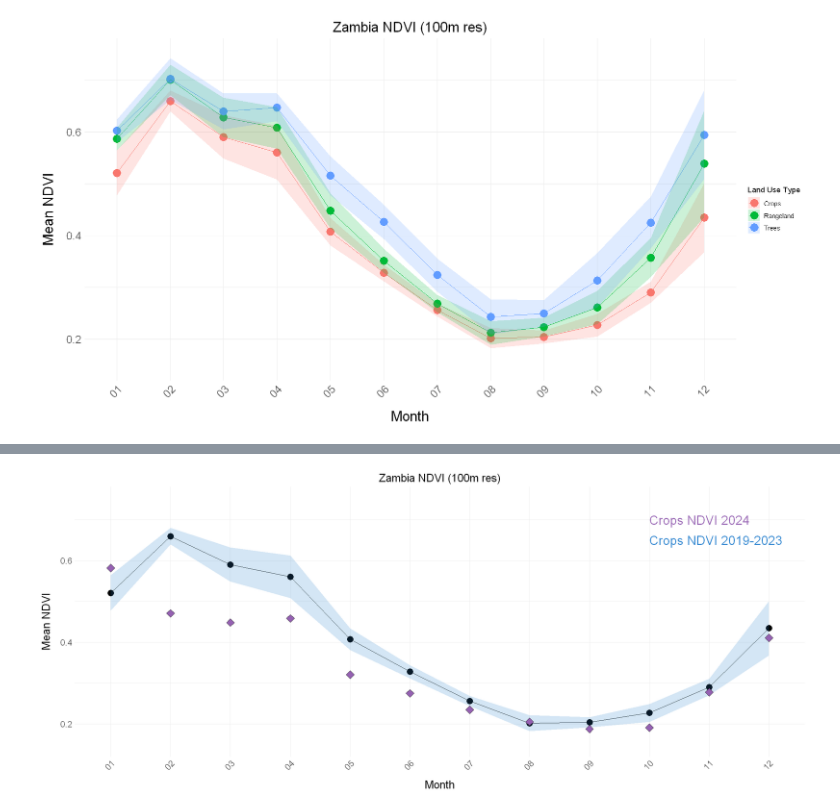
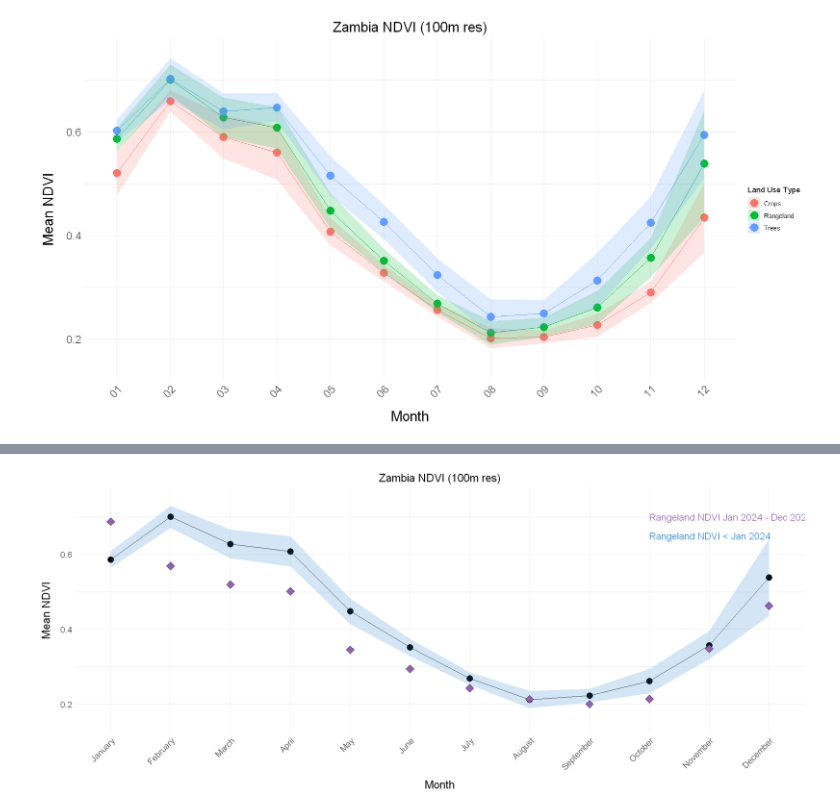
Before and after one commit to SensingClues/correlaid-environmental-time-series, a Jupyter notebook: notebooks/zambia_ndvi_timeseries_landcover.ipynb, the cells around one changed output, grey strips where cells are left out. Cells and saved outputs as stored; diff of their text form; code cells hidden in the pictures.

Commit message:
include custom range

```diff
--- a/notebooks/zambia_ndvi_timeseries_landcover.ipynb
+++ b/notebooks/zambia_ndvi_timeseries_landcover.ipynb
@@ -256,3 +256,36 @@ ndvi_ts_plot <- plot_grouped_training_ndvi_timeseries(train_data_grouped = all_t
 ndvi_ts_plot
 # %% [output]
 [figure]
+# %%
+# Plot just one land use type, train and test
+
+# filter train and test summaries by one land use type
+
+## define end and start date for test data
+end_year <- 2024
+end_month <- 12
+end_date <- as.Date(paste(end_year, end_month, 1, sep="-"))
+start_date <- seq(end_date, length = 2, by = "-11 months")[2]
+
+
+land_use_type <- "Crops"
+
+train_land_use_summary <- all_train_ndvi_summary %>% filter(land_use == land_use_type)
+test_land_use_summary <- all_test_ndvi_summary %>% filter(land_use == land_use_type)
+
+ndvi_ts_plot <- plot_ndvi_timeseries(   train_data = train_land_use_summary,
+                                        test_data = test_land_use_summary,
+                                        country_name = country_name,
+                                        resolution = resolution,
+                                        plot_width = 19,
+                                        plot_height = 8,
+                                        ylim_range = c(0.15, 0.75),
+                                        test_start_date = start_date, test_end_date = end_date,
+                                        label_test = paste0(land_use_type, " NDVI ", paste(format(c(start_date, end_date), "%b %Y"),collapse=" - ") ),
+                                        label_train = paste0(land_use_type, " NDVI < ", format(start_date, "%b %Y") ),
+                                        save_path = NULL,
+                                        filename = paste0(country_name, "_",
+                                                          resolution, "m_",
+                                                          "NDVI_timeseries.png")
+                                        )
+ndvi_ts_plot
@@ -259,27 +294,29 @@ ndvi_ts_plot
 # %%
 # Plot just one land use type, train and test
 
 # filter train and test summaries by one land use type
 
-land_use_type <- "Crops"
+land_use_type <- "Rangeland"
 
 train_land_use_summary <- all_train_ndvi_summary %>% filter(land_use == land_use_type)
 test_land_use_summary <- all_test_ndvi_summary %>% filter(land_use == land_use_type)
 
-ndvi_ts_plot <- plot_ndvi_timeseries(train_data = train_land_use_summary,
+ndvi_ts_plot <- plot_ndvi_timeseries(   train_data = train_land_use_summary,
                                         test_data = test_land_use_summary,
                                         country_name = country_name,
                                         resolution = resolution,
                                         plot_width = 19,
                                         plot_height = 8,
                                         ylim_range = c(0.15, 0.75),
-                                        label_test = paste0(land_use_type, " NDVI 2024"),
-                                        label_train = paste0(land_use_type, " NDVI 2019-2023"),
+                                        test_start_date = start_date, test_end_date = end_date,
+                                        label_test = paste0(land_use_type, " NDVI ", paste(format(c(start_date, end_date), "%b %Y"),collapse=" - ") ),
+                                        label_train = paste0(land_use_type, " NDVI < ", format(start_date, "%b %Y") ),
                                         save_path = NULL,
                                         filename = paste0(country_name, "_",
                                                           resolution, "m_",
                                                           "NDVI_timeseries.png")
                                         )
+
 ndvi_ts_plot
 # %% [output]
-[figure, old version]
+[figure, new version]
```
Also changed, not shown: parts of 2 cells of this notebook.
